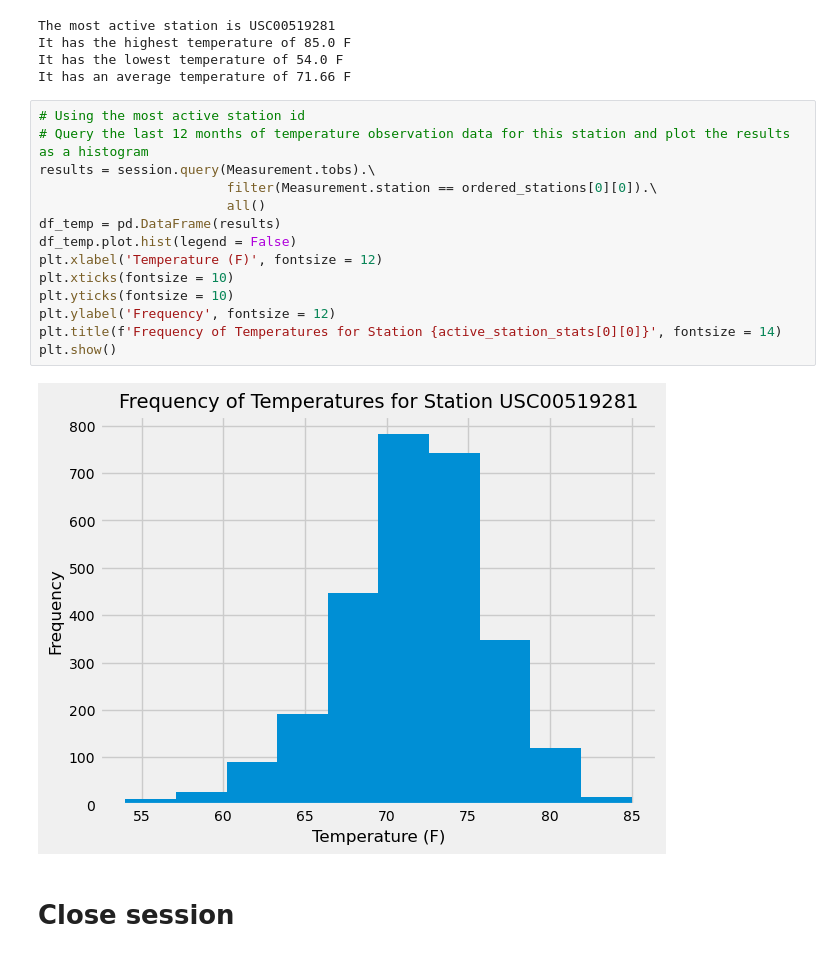
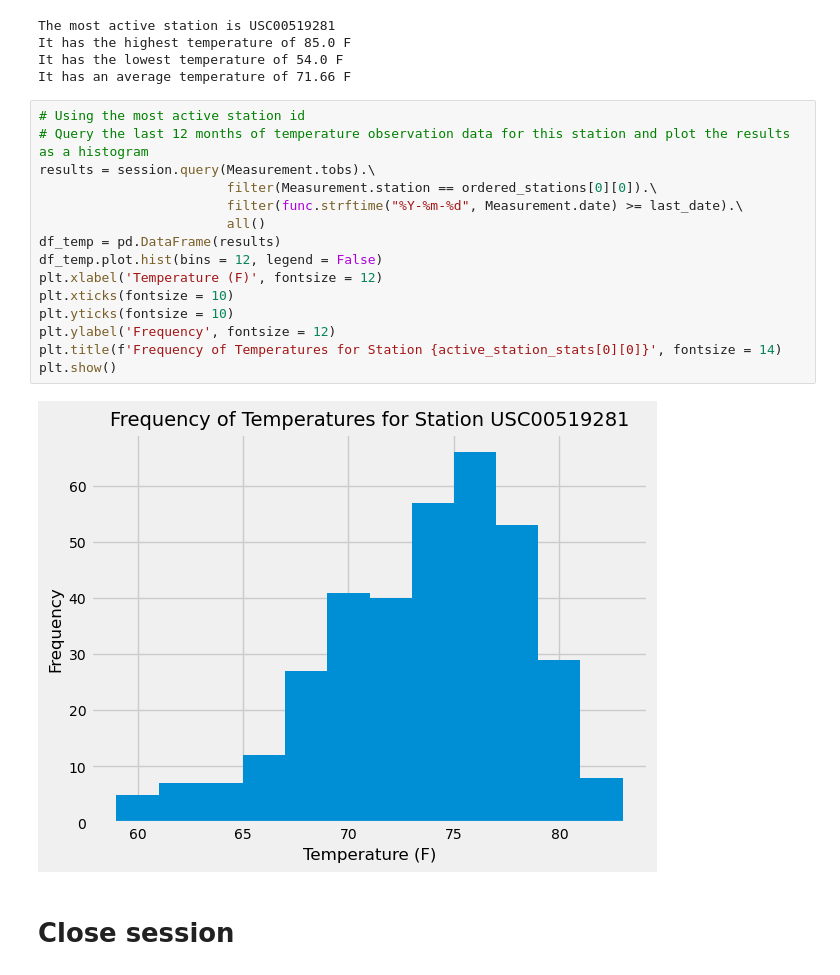
Before and after one commit to yashkansal97/sqlalchemy-challenge, a Jupyter notebook: ClimateAnalysis/climate.ipynb, the cells around one changed output. Cells and saved outputs as stored; diff of their text form.

```diff
--- a/ClimateAnalysis/climate.ipynb
+++ b/ClimateAnalysis/climate.ipynb
@@ -141,19 +140,20 @@ It has an average temperature of 71.66 F
 # %%
 # Using the most active station id
 # Query the last 12 months of temperature observation data for this station and plot the results as a histogram
 results = session.query(Measurement.tobs).\
                         filter(Measurement.station == ordered_stations[0][0]).\
+                        filter(func.strftime("%Y-%m-%d", Measurement.date) >= last_date).\
                         all()
 df_temp = pd.DataFrame(results)
-df_temp.plot.hist(legend = False)
+df_temp.plot.hist(bins = 12, legend = False)
 plt.xlabel('Temperature (F)', fontsize = 12)
 plt.xticks(fontsize = 10)
 plt.yticks(fontsize = 10)
 plt.ylabel('Frequency', fontsize = 12)
 plt.title(f'Frequency of Temperatures for Station {active_station_stats[0][0]}', fontsize = 14)
 plt.show()
 # %% [output]
-[figure, old version]
+[figure, new version]
 # %% [markdown]
 # Close session
 # %%
```
Also changed, not shown: parts of 3 cells of this notebook, 3 other files.
